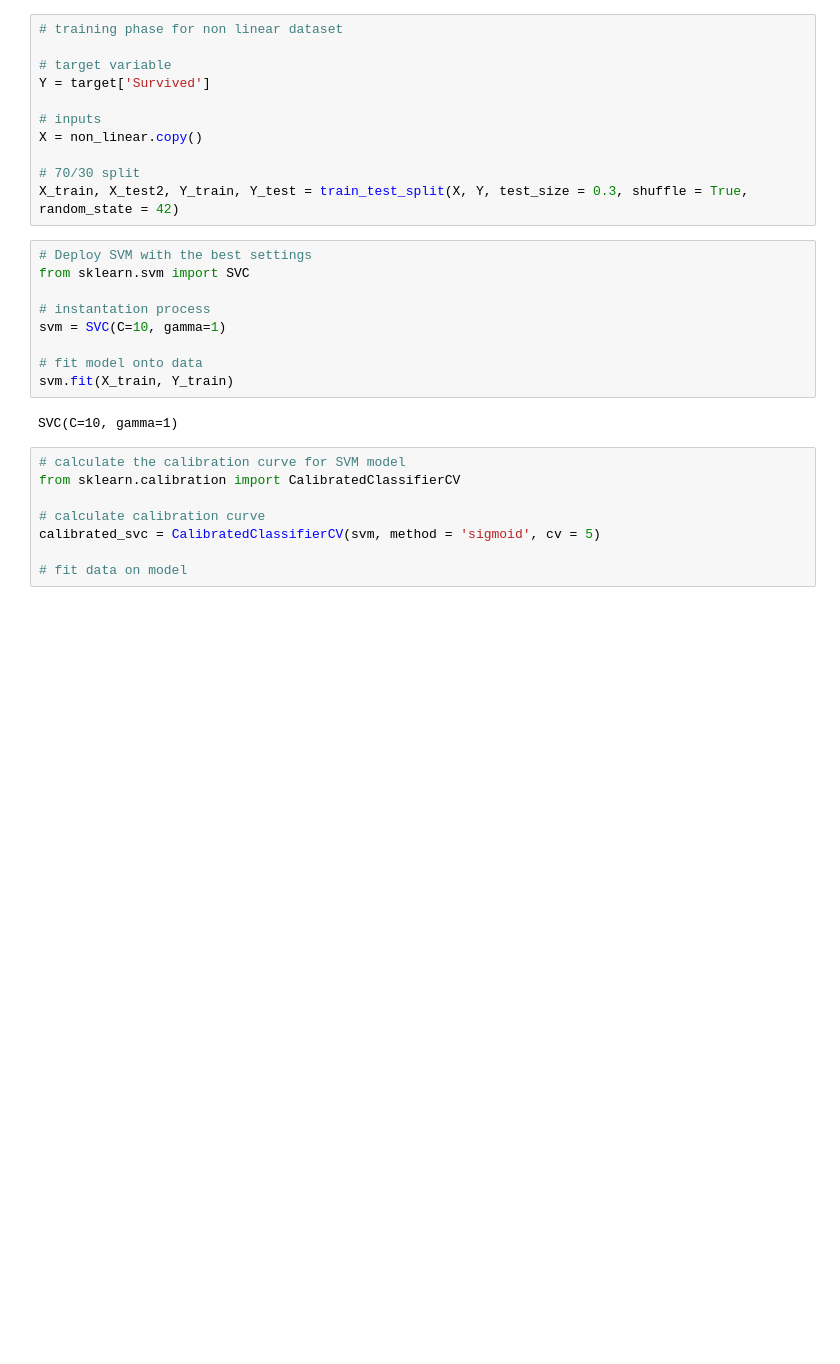
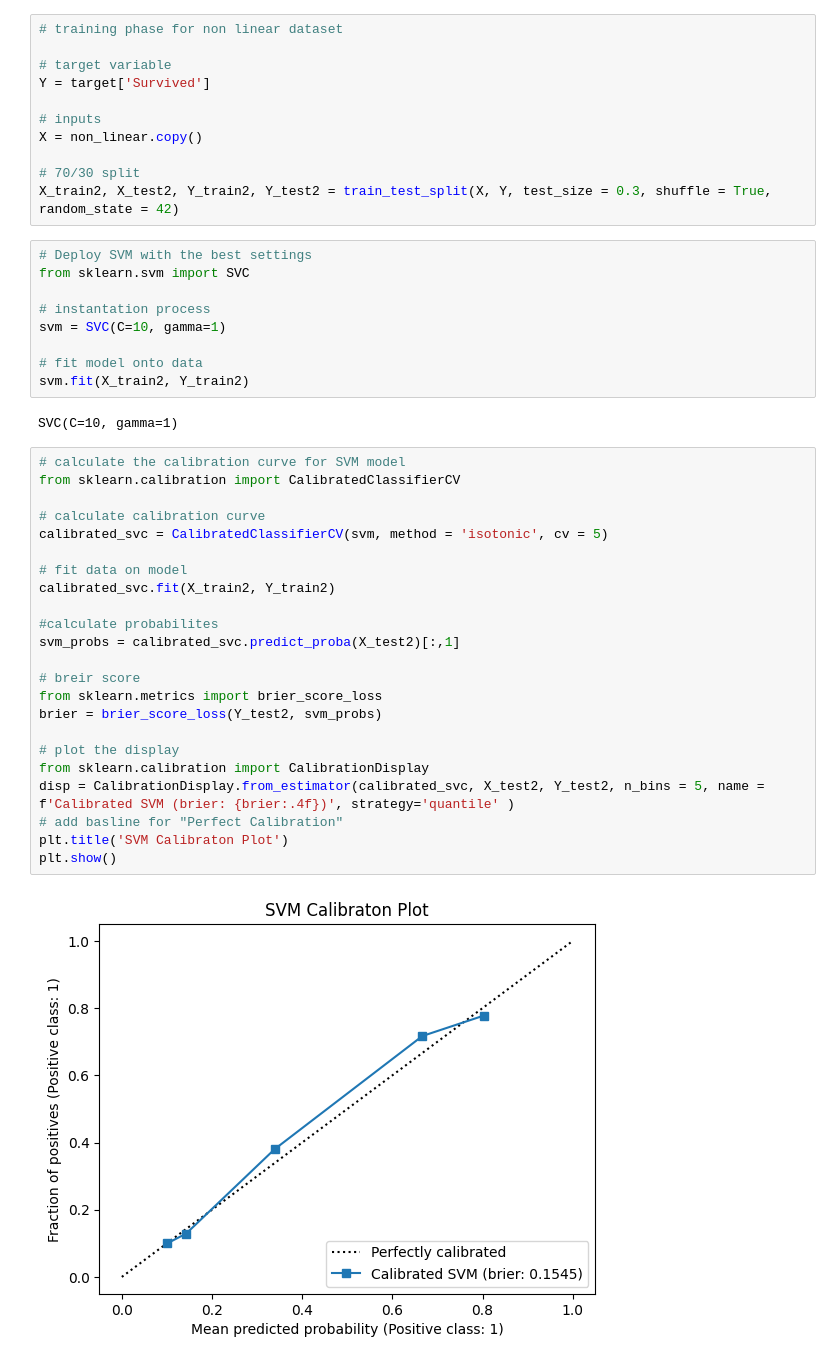
Before and after one commit to JudeMirac/titanic, a Jupyter notebook: Workflow/Notebooks/Model_evaluation.ipynb, the cells around one changed output. Cells and saved outputs as stored; diff of their text form; blank space fills up the shorter version.

```diff
--- a/Workflow/Notebooks/Model_evaluation.ipynb
+++ b/Workflow/Notebooks/Model_evaluation.ipynb
@@ -66,7 +65,7 @@ Y = target['Survived']
 X = non_linear.copy()
 
 # 70/30 split
-X_train, X_test2, Y_train, Y_test = train_test_split(X, Y, test_size = 0.3, shuffle = True, random_state = 42)
+X_train2, X_test2, Y_train2, Y_test2 = train_test_split(X, Y, test_size = 0.3, shuffle = True, random_state = 42)
 # %%
 # Deploy SVM with the best settings
 from sklearn.svm import SVC
@@ -75,14 +74,31 @@ from sklearn.svm import SVC
 svm = SVC(C=10, gamma=1)
 
 # fit model onto data
-svm.fit(X_train, Y_train)
+svm.fit(X_train2, Y_train2)
 # %% [output]
 SVC(C=10, gamma=1)
 # %%
 # calculate the calibration curve for SVM model
 from sklearn.calibration import CalibratedClassifierCV
 
 # calculate calibration curve
-calibrated_svc = CalibratedClassifierCV(svm, method = 'sigmoid', cv = 5)
+calibrated_svc = CalibratedClassifierCV(svm, method = 'isotonic', cv = 5)
 
 # fit data on model
+calibrated_svc.fit(X_train2, Y_train2)
+
+#calculate probabilites
+svm_probs = calibrated_svc.predict_proba(X_test2)[:,1]
+
+# breir score
+from sklearn.metrics import brier_score_loss
+brier = brier_score_loss(Y_test2, svm_probs)
+
+# plot the display
+from sklearn.calibration import CalibrationDisplay
+disp = CalibrationDisplay.from_estimator(calibrated_svc, X_test2, Y_test2, n_bins = 5, name = f'Calibrated SVM (brier: {brier:.4f})', strategy='quantile' )
+# add basline for "Perfect Calibration"
+plt.title('SVM Calibraton Plot')
+plt.show()
+# %% [output]
+[figure, added]
```
Also changed, not shown: parts of 7 cells of this notebook.
